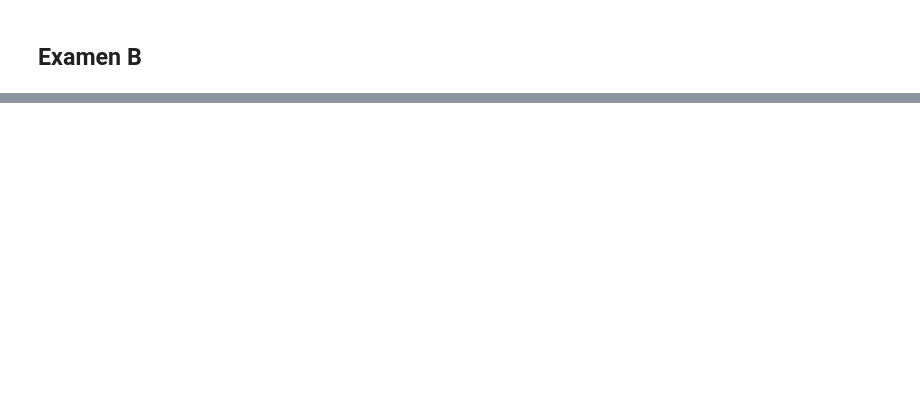
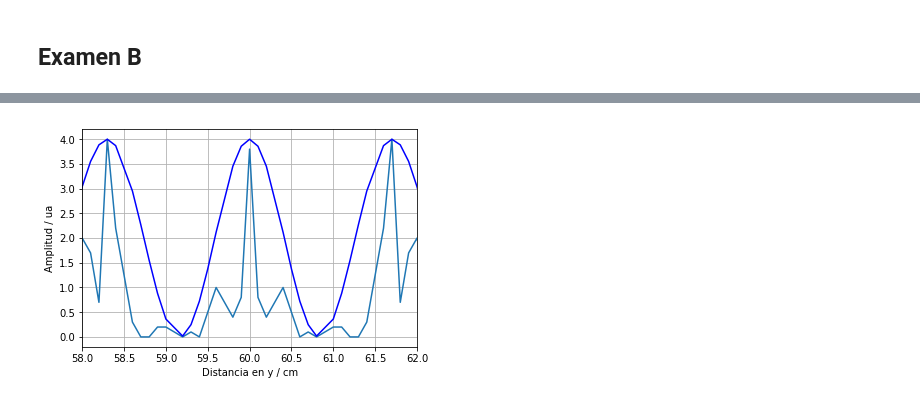
Before and after one commit to fiscompunipamplona/examen1_fc1, a Jupyter notebook: solution/examen-1_solution.ipynb, the cells around one changed output, grey strips where cells are left out. Saved outputs shown, nothing was run; the diff lists cells and outputs as text; code cells hidden in the pictures; blank space fills up the shorter version.

```diff
--- a/solution/examen-1_solution.ipynb
+++ b/solution/examen-1_solution.ipynb
@@ -88,0 +101,18 @@ from pylab import imshow
+# %%
+np = 1.e3 # Número de puntos por eje
+size = 120. # cm
+res = size/np # Resolución cm/puntos
+lmda = 8.3e-7 # cm
+k = 2*pi/lmda
+
+A1 = 1.0 # cm
+A2 = 1.0 # cm
+
+d_hole = 0.015 # cm, Separació entre los agujeros
+
+# Posición de los agujeros
+x_hole1 = 0. # cm
+y_hole1 = size/2. - d_hole/2. # cm
+
+x_hole2 = 0. # cm
+y_hole2 = size/2. + d_hole/2. # cm
@@ -141,0 +182,11 @@ show()
+# %%
+data = loadtxt("difraction.dat", float)
+plot(data[:,0], data[:,1]) #, origin="lower", extent=[0, 100, 0, 100])
+plot(data[:,0], y_a, 'b-')
+xlabel("Distancia en y / cm")
+ylabel("Amplitud / ua")
+xlim(58,62)
+grid("on")
+show()
+# %% [output]
+[figure, added]
```
Also changed, not shown: parts of 14 cells of this notebook.
